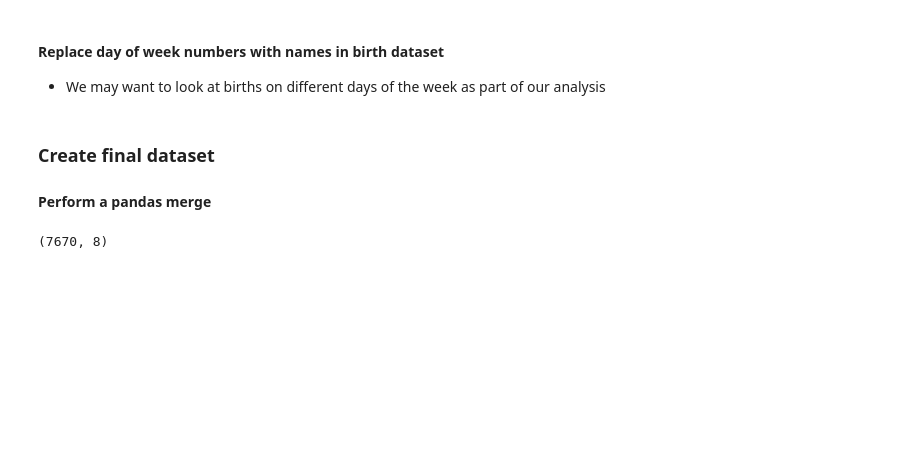
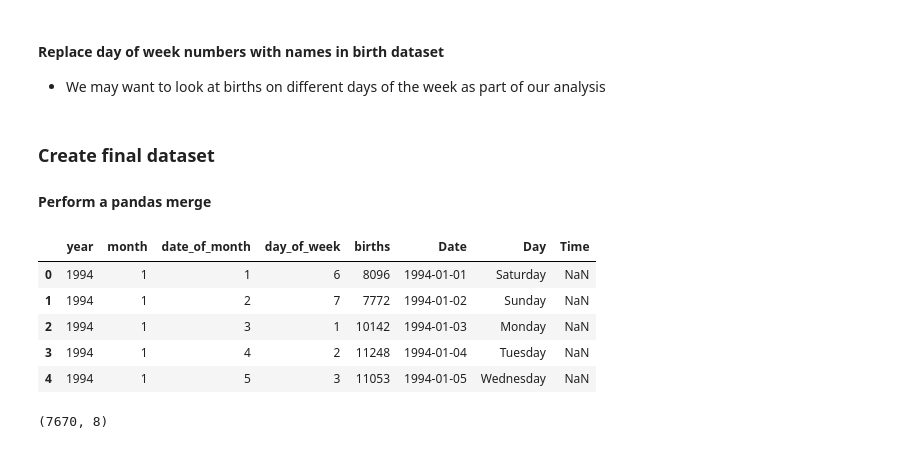
Before and after one commit to alisonkhill/babymoon, a Jupyter notebook: main.ipynb, the cells around one changed output. Saved outputs shown, nothing was run; the diff lists cells and outputs as text; code cells hidden in the pictures; blank space fills up the shorter version.

```diff
--- a/main.ipynb
+++ b/main.ipynb
@@ -229,9 +232,18 @@ births_df['Day'] = day_names
 ### Create final dataset
 #### Perform a pandas merge
 # %%
-# Use Date columns to merge and keep everything in births_df, with only matching rows from moon_df
+# Use Date and Day columns to merge births_df and moon_df
+# Keep everything in births_df, merge only matching rows from moon_df
 
 babymoons_df = pd.merge(births_df, moon_df, how = 'left', on = ['Date', 'Day'])
+babymoons_df.head()
+# %% [output]
+|  | year | month | date_of_month | day_of_week | births | Date | Day | Time |
+| 0 | 1994 | 1 | 1 | 6 | 8096 | 1994-01-01 | Saturday | NaN |
+| 1 | 1994 | 1 | 2 | 7 | 7772 | 1994-01-02 | Sunday | NaN |
+| 2 | 1994 | 1 | 3 | 1 | 10142 | 1994-01-03 | Monday | NaN |
+| 3 | 1994 | 1 | 4 | 2 | 11248 | 1994-01-04 | Tuesday | NaN |
+| 4 | 1994 | 1 | 5 | 3 | 11053 | 1994-01-05 | Wednesday | NaN |
 # %%
 # Confirm that the number of rows equals that of births_df
 
```
Also changed, not shown: parts of 5 cells of this notebook.
